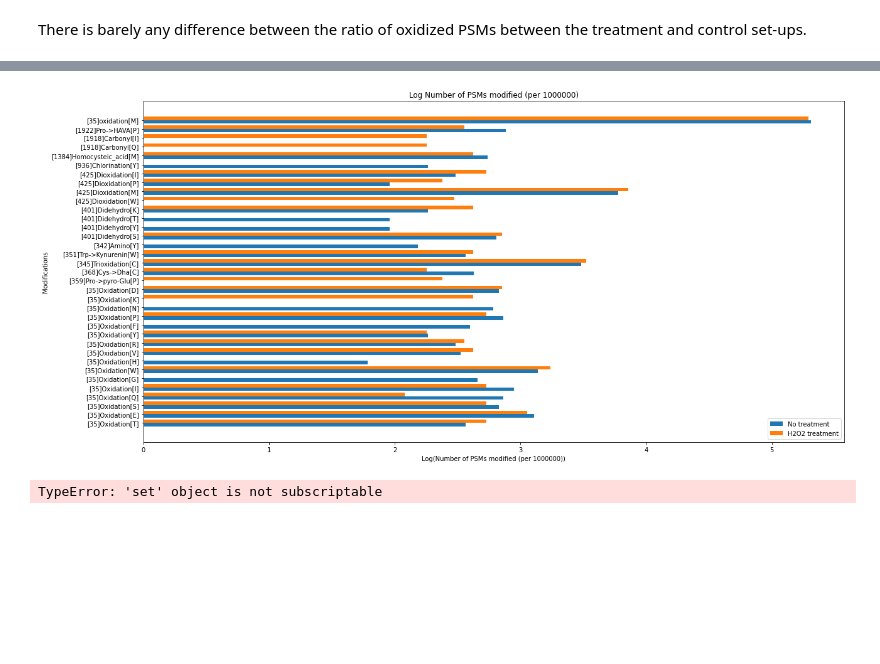
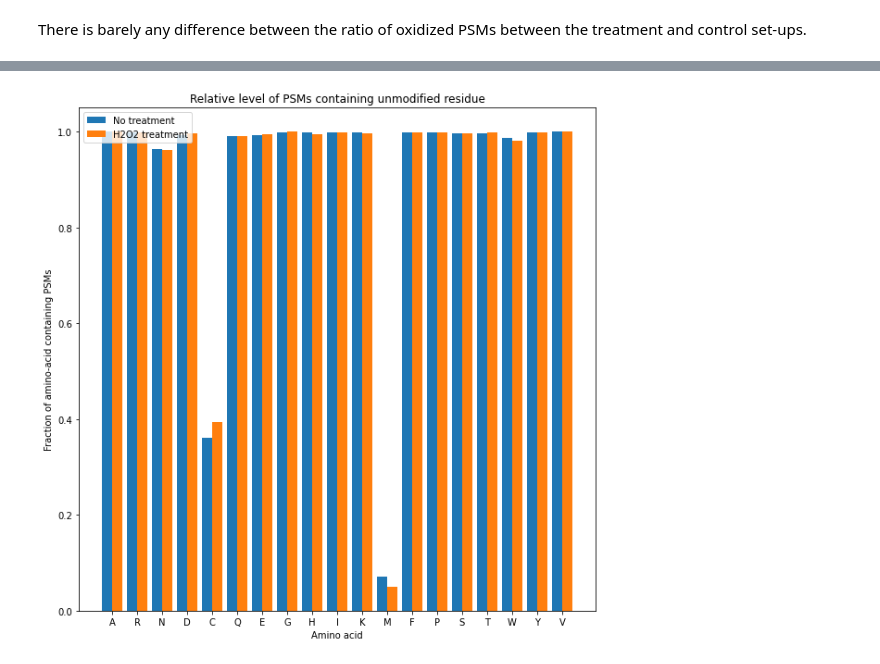
Before and after one commit to rodvrees/Master_Thesis, a Jupyter notebook: Project_analysis/PXD022545.ipynb, the cells around one changed output, grey strips where cells are left out. Saved outputs shown, nothing was run; the diff lists cells and outputs as text; code cells hidden in the pictures; blank space fills up the shorter version.

```diff
--- a/Project_analysis/PXD022545.ipynb
+++ b/Project_analysis/PXD022545.ipynb
@@ -76,7 +77,7 @@ def get_modification(str):
         return None
     lijst = str.split("|")
     if len(lijst) <= 1:
-        return nan
+        return None
     else:
         result = lijst[1::2]
         if len(result) == 1:
@@ -230,0 +324,6 @@ modratios
+# %%
+RPMH2O2 = relative_PSM_modification(H2O2rep)
+RPMControl = relative_PSM_modification(Controlrep)
+# %%
+RPM = pd.merge(RPMH2O2,RPMControl, on="Amino acid", suffixes=('_H2O2', '_Control'))
+RPM
@@ -231,18 +348,18 @@ modratios
 # %%
-y = modratios["Modification"]
-xnone = np.log10(modratios['Ratios_Control']*1000000)
-xH = np.log10(modratios['Ratios_H2O2']*1000000)
-y_axis = np.arange(len(y))
+x = RPM["Amino acid"]
+xnone = RPM["Relative level of PSMs containing unmodified residue_Control"]
+xH = RPM['Relative level of PSMs containing unmodified residue_H2O2']
+x_axis = np.arange(len(x))
 
-plt.barh(y_axis - 0.2, xnone, 0.4, label = 'No treatment')
-plt.barh(y_axis + 0.2, xH, 0.4, label = 'H2O2 treatment')
+plt.bar(x_axis - 0.2, xnone, 0.4, label = 'No treatment')
+plt.bar(x_axis + 0.2, xH, 0.4, label = 'H2O2 treatment')
 
-plt.yticks(y_axis, y)
-plt.ylabel("Modifications")
-plt.xlabel("Log(Number of PSMs modified (per 1000000))")
-plt.title("Log Number of PSMs modified (per 1000000)")
-plt.rcParams["figure.figsize"] = (20,10)
+plt.xticks(x_axis, x)
+plt.xlabel("Amino acid")
+plt.ylabel("Fraction of amino-acid containing PSMs")
+plt.title("Relative level of PSMs containing unmodified residue")
+plt.rcParams["figure.figsize"] = (8,8)
 plt.legend()
 plt.show()
 # %% [output]
-[figure, old version]
+[figure, new version]
@@ -261,4 +365,0 @@ Controlset = set(Controlrep["Peptidoform_name"])
-# %%
-condition_venn([H2O2set, Controlset], ["H2O2 Treated", "Control"])
-# %% [output]
-TypeError: 'set' object is not subscriptable
```
Also changed, not shown: parts of 24 cells of this notebook, 8 other files.
